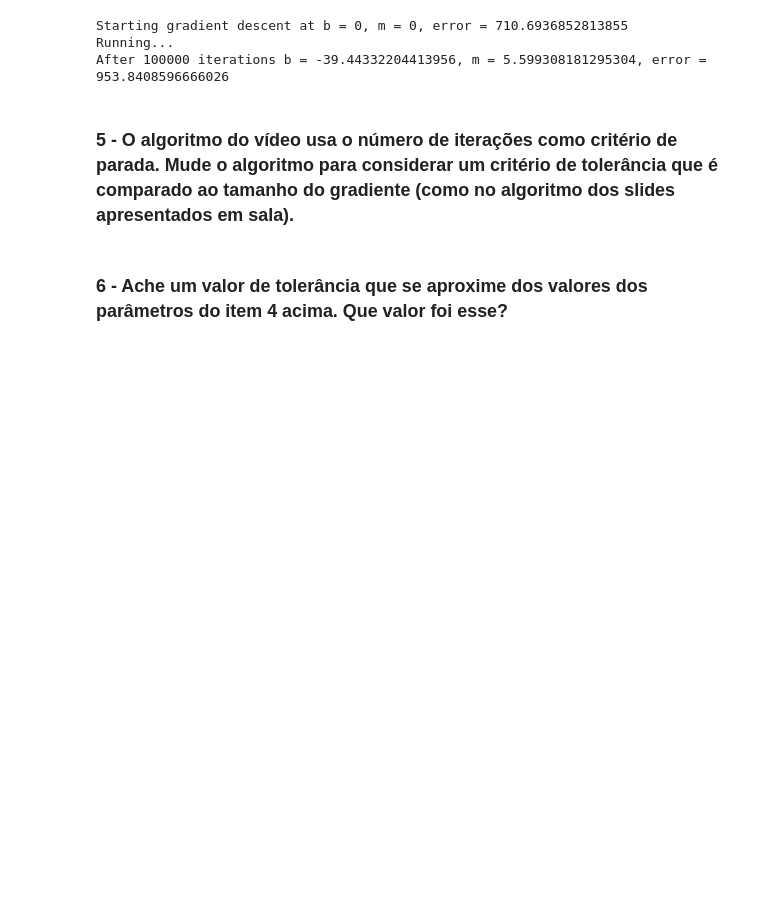
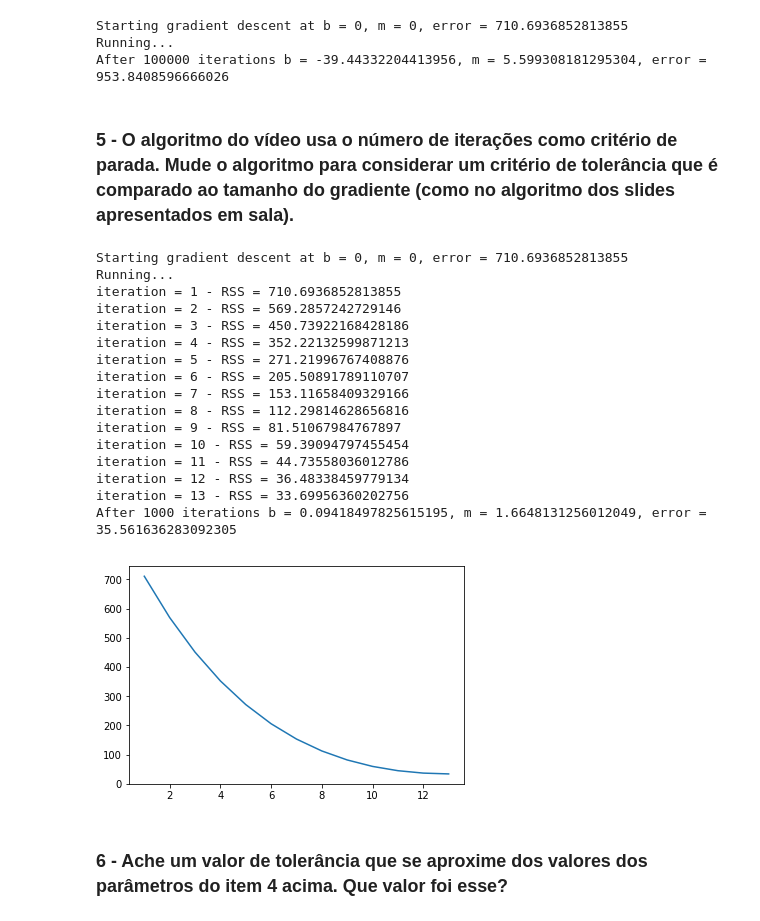
Before and after one commit to liraop/machinelearning, a Jupyter notebook: linear_regression/Programando Regressão Linear Simples do Zero.ipynb, the cells around one changed output. Saved outputs shown, nothing was run; the diff lists cells and outputs as text; code cells hidden in the pictures; blank space fills up the shorter version.

```diff
--- a/linear_regression/Programando Regressão Linear Simples do Zero.ipynb
+++ b/linear_regression/Programando Regressão Linear Simples do Zero.ipynb
@@ -148,5 +144,47 @@ Running...
 After 100000 iterations b = -39.44332204413956, m = 5.599308181295304, error = 953.8408596666026
 # %% [markdown]
 ### 5 - O algoritmo do vídeo usa o número de iterações como critério de parada. Mude o algoritmo para considerar um critério de tolerância que é comparado ao tamanho do gradiente (como no algoritmo dos slides apresentados em sala).
+# %%
+def gradient_descent_runner_treshold(points, initial_b, initial_m, learning_rate, threshold):
+    b = initial_b
+    m = initial_m
+    x, y = [], []
+
+    rss = inf
+    i = 0
+    while rss >= threshold:
+        i += 1
+        rss = abs(compute_error_for_line_given_points(b, m, points))
+        b, m = step_gradient(b , m, array(points), learning_rate)
+        print("iteration = {1} - RSS = {0}".format(rss, i))
+        x.append(i)
+        y.append(rss)
+
+    plt.plot(x, y)
+    return [b, m]
+
+def run(threshold):
+    print ("Starting gradient descent at b = {0}, m = {1}, error = {2}".format(initial_b, initial_m, compute_error_for_line_given_points(initial_b, initial_m, points)))
+    print ("Running...")
+    [b, m] = gradient_descent_runner_treshold(points, initial_b, initial_m, learning_rate, threshold)
+    print("After {0} iterations b = {1}, m = {2}, error = {3}".format(num_iterations, b, m, compute_error_for_line_given_points(b, m, points)))
+# %% [output]
+Starting gradient descent at b = 0, m = 0, error = 710.6936852813855
+Running...
+iteration = 1 - RSS = 710.6936852813855
+iteration = 2 - RSS = 569.2857242729146
+iteration = 3 - RSS = 450.73922168428186
+iteration = 4 - RSS = 352.22132599871213
+iteration = 5 - RSS = 271.21996767408876
+iteration = 6 - RSS = 205.50891789110707
+iteration = 7 - RSS = 153.11658409329166
+iteration = 8 - RSS = 112.29814628656816
+iteration = 9 - RSS = 81.51067984767897
+iteration = 10 - RSS = 59.39094797455454
+iteration = 11 - RSS = 44.73558036012786
+iteration = 12 - RSS = 36.48338459779134
+iteration = 13 - RSS = 33.69956360202756
+After 1000 iterations b = 0.09418497825615195, m = 1.6648131256012049, error = 35.561636283092305
+[figure, added]
 # %% [markdown]
 ### 6 - Ache um valor de tolerância que se aproxime dos valores dos parâmetros do item 4 acima. Que valor foi esse?
```
Also changed, not shown: parts of 6 cells of this notebook.
